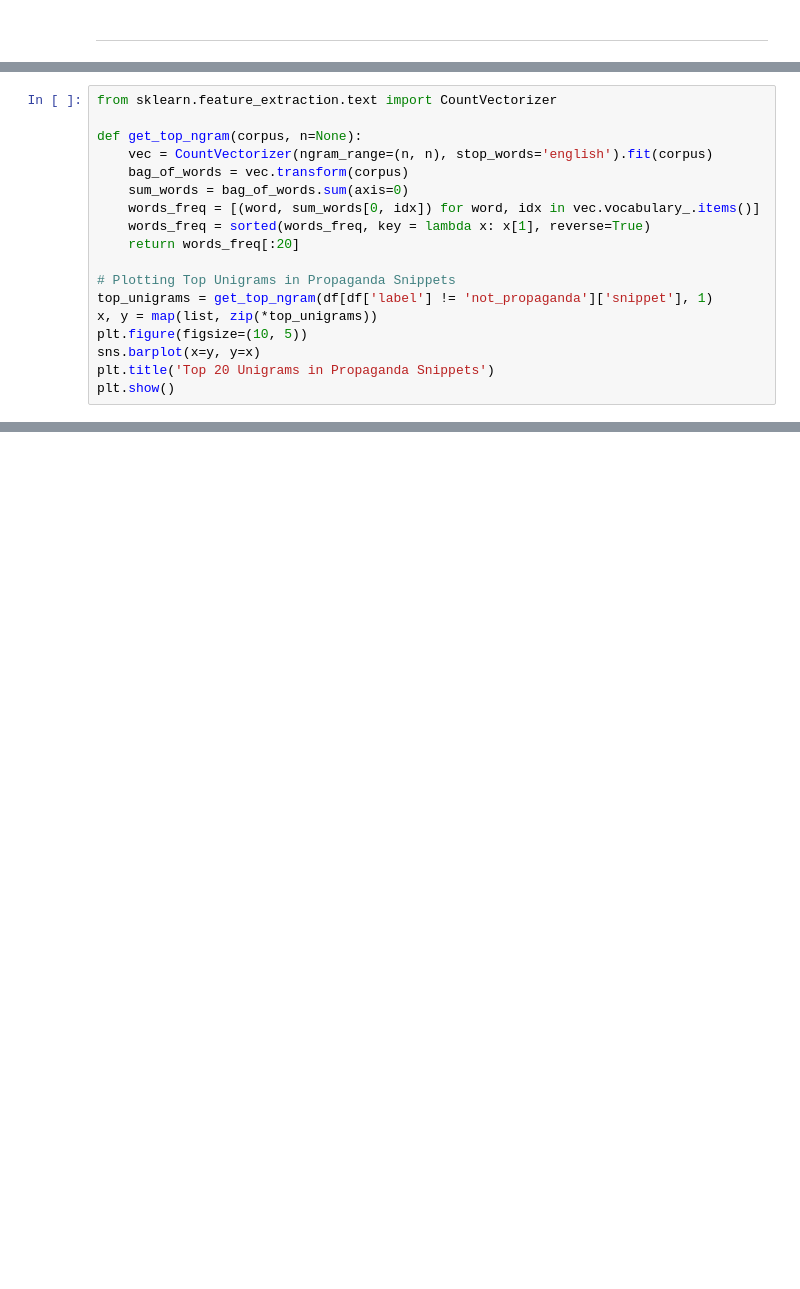
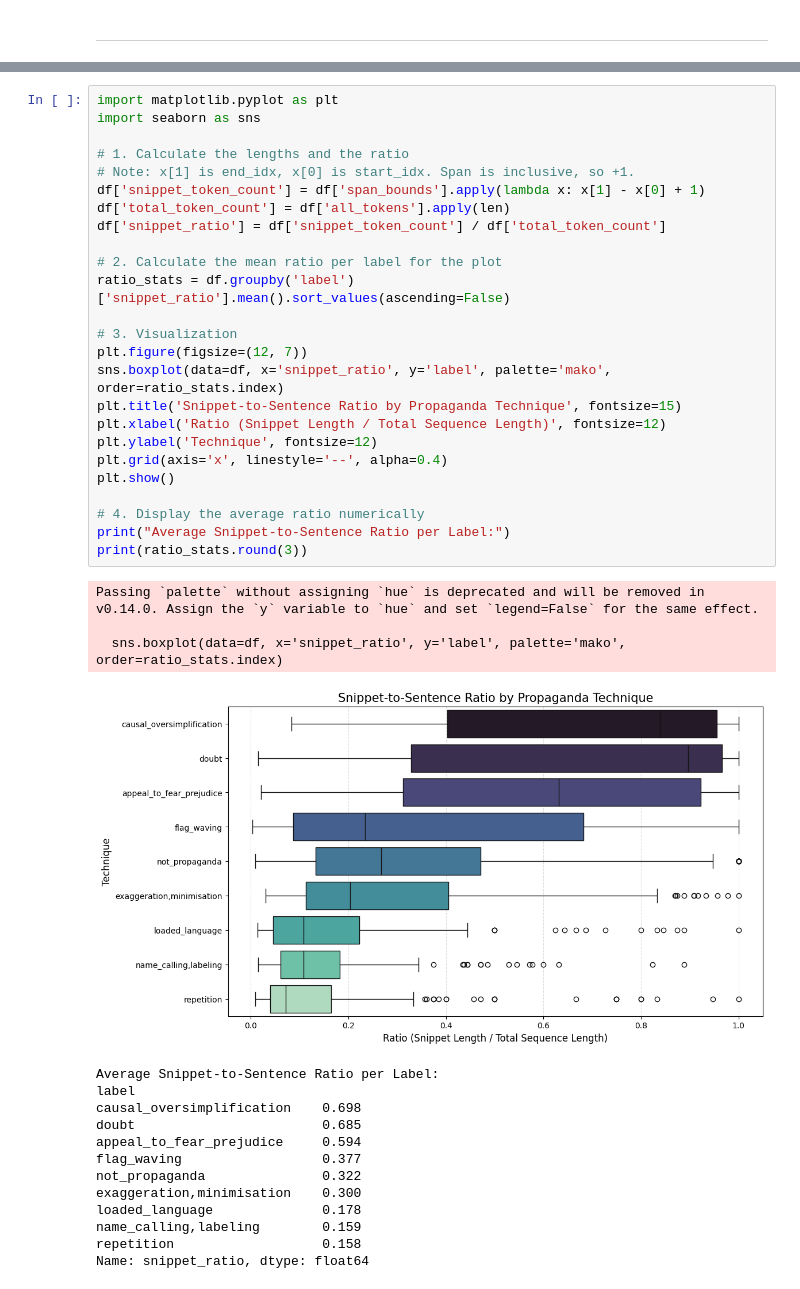
Before and after one commit to LukeBirkett/study-planner, a Jupyter notebook: 968G5_Advanced_Natural_Language_Processing/assignment_notebook.ipynb, the cells around one changed output, grey strips where cells are left out. Saved outputs shown, nothing was run; the diff lists cells and outputs as text; blank space fills up the shorter version.

```diff
--- a/968G5_Advanced_Natural_Language_Processing/assignment_notebook.ipynb
+++ b/968G5_Advanced_Natural_Language_Processing/assignment_notebook.ipynb
@@ -310,18 +276,0 @@ Passing `palette` without assigning `hue` is deprecated and will be removed in v
-# %%
-from sklearn.feature_extraction.text import CountVectorizer
-
-def get_top_ngram(corpus, n=None):
-    vec = CountVectorizer(ngram_range=(n, n), stop_words='english').fit(corpus)
-    bag_of_words = vec.transform(corpus)
-    sum_words = bag_of_words.sum(axis=0)
-    words_freq = [(word, sum_words[0, idx]) for word, idx in vec.vocabulary_.items()]
-    words_freq = sorted(words_freq, key = lambda x: x[1], reverse=True)
-    return words_freq[:20]
-
-# Plotting Top Unigrams in Propaganda Snippets
-top_unigrams = get_top_ngram(df[df['label'] != 'not_propaganda']['snippet'], 1)
-x, y = map(list, zip(*top_unigrams))
-plt.figure(figsize=(10, 5))
-sns.barplot(x=y, y=x)
-plt.title('Top 20 Unigrams in Propaganda Snippets')
-plt.show()
@@ -329,0 +285,42 @@ plt.show()
+# %%
+import matplotlib.pyplot as plt
+import seaborn as sns
+
+# 1. Calculate the lengths and the ratio
+# Note: x[1] is end_idx, x[0] is start_idx. Span is inclusive, so +1.
+df['snippet_token_count'] = df['span_bounds'].apply(lambda x: x[1] - x[0] + 1)
+df['total_token_count'] = df['all_tokens'].apply(len)
+df['snippet_ratio'] = df['snippet_token_count'] / df['total_token_count']
+
+# 2. Calculate the mean ratio per label for the plot
+ratio_stats = df.groupby('label')['snippet_ratio'].mean().sort_values(ascending=False)
+
+# 3. Visualization
+plt.figure(figsize=(12, 7))
+sns.boxplot(data=df, x='snippet_ratio', y='label', palette='mako', order=ratio_stats.index)
+plt.title('Snippet-to-Sentence Ratio by Propaganda Technique', fontsize=15)
+plt.xlabel('Ratio (Snippet Length / Total Sequence Length)', fontsize=12)
+plt.ylabel('Technique', fontsize=12)
+plt.grid(axis='x', linestyle='--', alpha=0.4)
+plt.show()
+
+# 4. Display the average ratio numerically
+print("Average Snippet-to-Sentence Ratio per Label:")
+print(ratio_stats.round(3))
+# %% [output]
+Passing `palette` without assigning `hue` is deprecated and will be removed in v0.14.0. Assign the `y` variable to `hue` and set `legend=False` for the same effect.
+
+  sns.boxplot(data=df, x='snippet_ratio', y='label', palette='mako', order=ratio_stats.index)
+[figure, added]
+Average Snippet-to-Sentence Ratio per Label:
+label
+causal_oversimplification    0.698
+doubt                        0.685
+appeal_to_fear_prejudice     0.594
+flag_waving                  0.377
+not_propaganda               0.322
+exaggeration,minimisation    0.300
+loaded_language              0.178
+name_calling,labeling        0.159
+repetition                   0.158
+Name: snippet_ratio, dtype: float64
```
Also changed, not shown: parts of 124 cells of this notebook, 2 other files.
